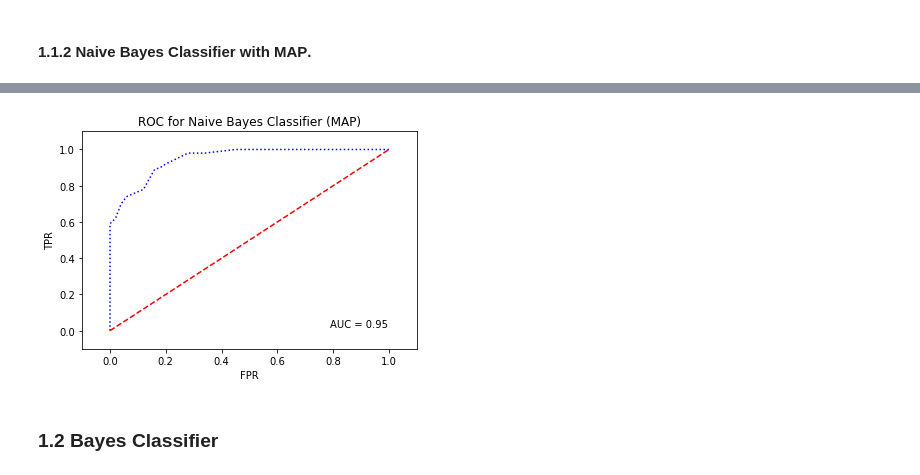
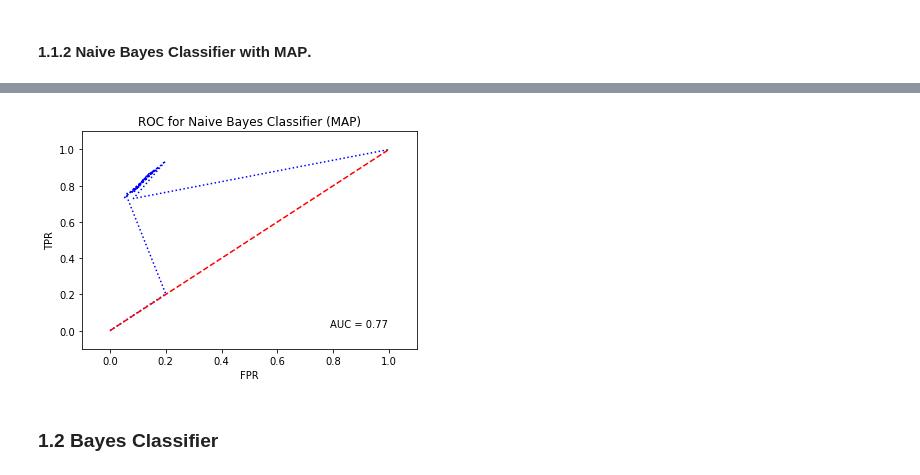
Before and after one commit to Shauryasikt/ELL409-Assignment1, a Jupyter notebook: (1)BinaryClassification.ipynb, the cells around one changed output, grey strips where cells are left out. Cells and saved outputs as stored; diff of their text form; code cells hidden in the pictures.

```diff
--- a/(1)BinaryClassification.ipynb
+++ b/(1)BinaryClassification.ipynb
@@ -346,36 +343,36 @@ while(thresh<high):
     thresh += step
 TPR = list()
 FPR = list()
 
 TPR.append(0.0)
 FPR.append(0.0)
 
 for threshold in thresholds:
     TestScores, TrainScores, Pscores, Rscores, Fscores, Sscores = eval_algo(dataset, naive_bayes_Gaussian_mle, n_folds, 1, threshold)
     TPR.append(Rscores)
     FPR.append(1.0-Sscores)
 
 TPR.append(1.0)
 FPR.append(1.0)
 
-FPR = [0.0, 0.0, 0.02, 0.04, 0.06, 0.12, 0.16, 0.18, 0.20, 0.28, 0.34, 0.45, 0.70, 1.00]
-TPR = [0.0, 0.59, 0.62, 0.70, 0.74, 0.78, 0.89, 0.90, 0.92, 0.98, 0.98, 1.00, 1.00, 1.00]
+# FPR = [0.0, 0.0, 0.02, 0.04, 0.06, 0.12, 0.16, 0.18, 0.20, 0.28, 0.34, 0.45, 0.70, 1.00]
+# TPR = [0.0, 0.59, 0.62, 0.70, 0.74, 0.78, 0.89, 0.90, 0.92, 0.98, 0.98, 1.00, 1.00, 1.00]
 
 #plotting ROC
 
 auc = np.trapz(TPR, FPR)
 plt.plot(FPR, TPR, 'b:')
 plt.plot([0, 1], [0, 1],'r--')
 plt.figtext(0.7,0.2,'AUC = %0.2f' % auc)
 plt.title('ROC for Naive Bayes Classifier (MAP)')
 plt.xlabel('FPR')
 plt.ylabel('TPR')
 plt.xlim(-0.1,1.1)
 plt.ylim(-0.1,1.1)
 plt.draw()
 plt.show()
 # %% [output]
-[figure, old version]
+[figure, new version]
 # %% [markdown]
 ### 1.2 Bayes Classifier
 # %% [markdown]
```
Also changed, not shown: parts of 19 cells of this notebook.
